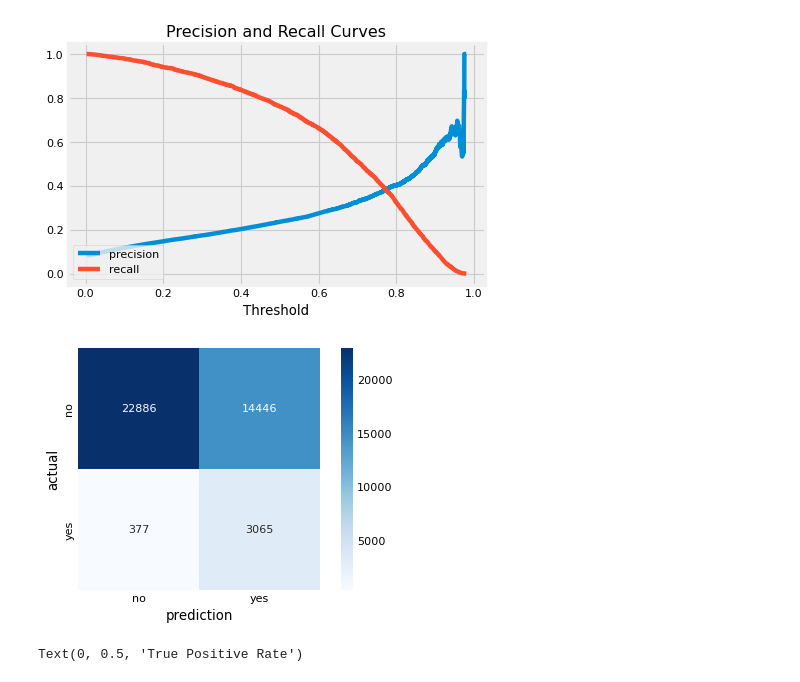
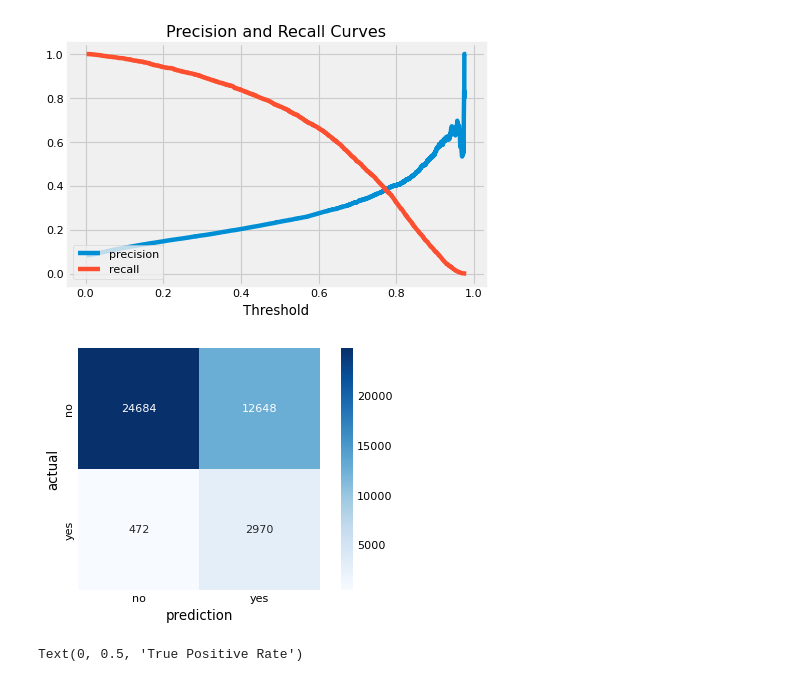
Before and after one commit to Krystkowiakk/Heart-Disease-Patients-Classification, a Jupyter notebook: project 4.ipynb, the cells around one changed output. Cells and saved outputs as stored; diff of their text form; code cells hidden in the pictures.

```diff
--- a/project 4.ipynb
+++ b/project 4.ipynb
@@ -650,9 +646,9 @@ plt.title('Precision and Recall Curves');
 # %% [output]
 [figure]
 # %%
-make_confusion_matrix(boosted_classifier, 0.7)
+make_confusion_matrix(boosted_classifier, 0.75)
 # %% [output]
-[figure, old version]
+[figure, new version]
 # %%
 fpr, tpr, _ = roc_curve(y_val, boosted_classifier.predict_proba(X_val_scaled)[:,1])
 plt.plot(fpr, tpr)
```
Also changed, not shown: parts of 20 cells of this notebook, 1 other file.
